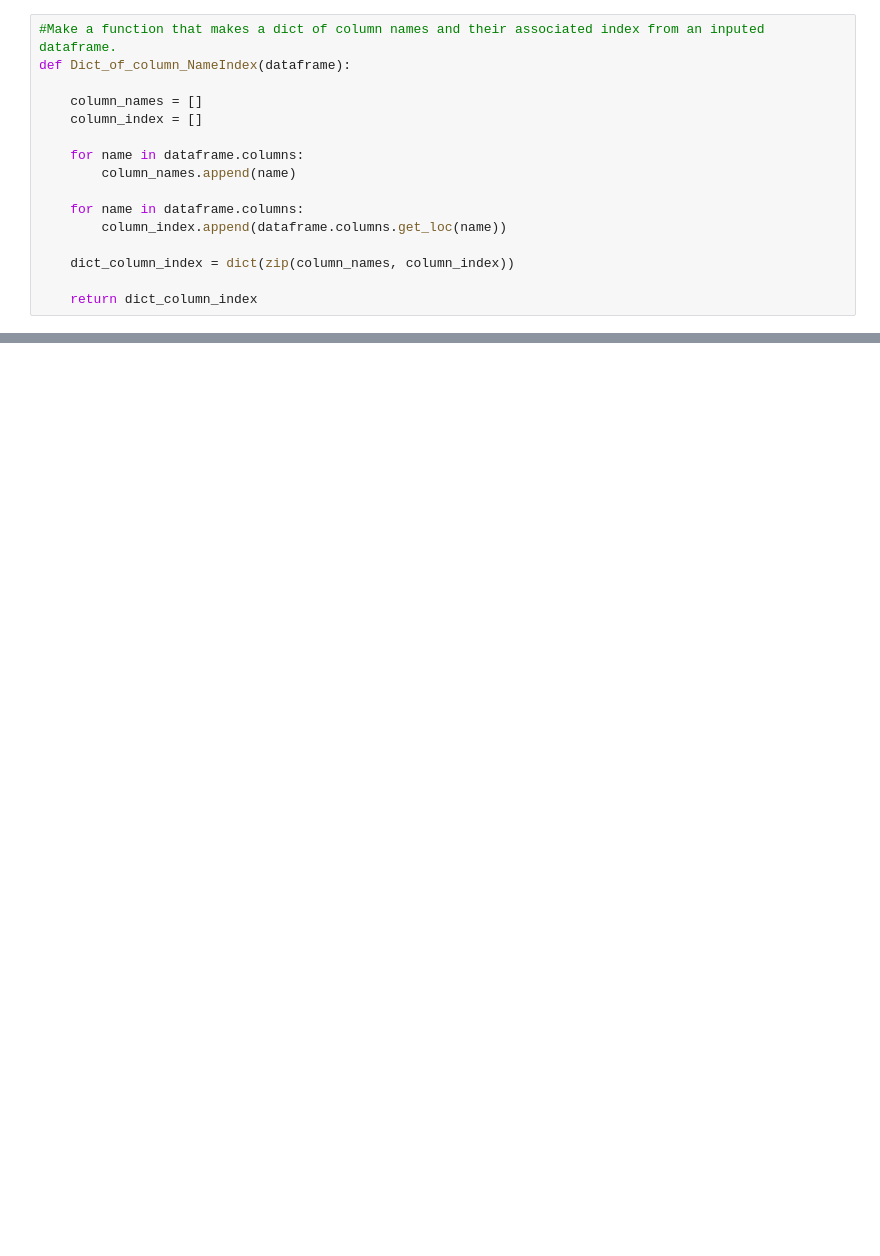
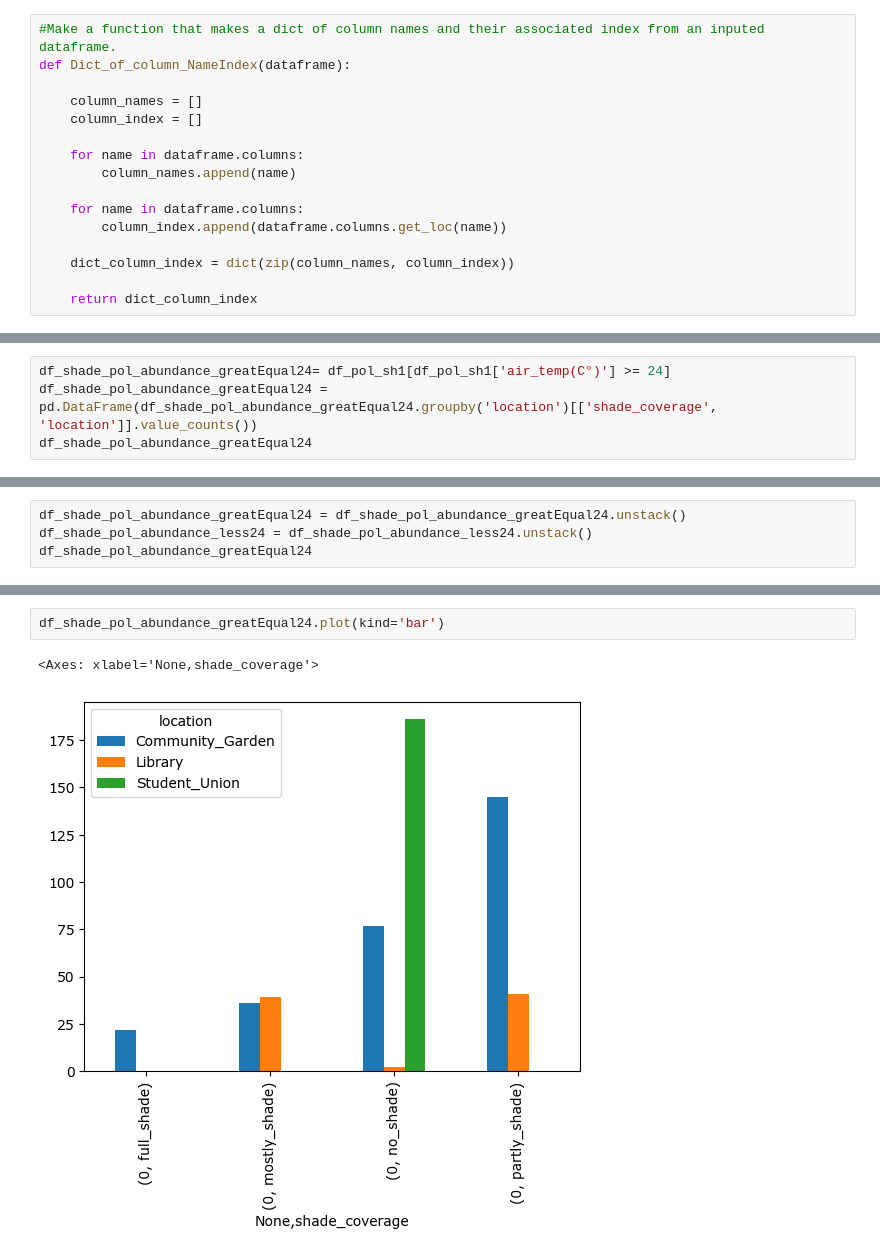
Before and after one commit to lizard777/CPSC_3430_project, a Jupyter notebook: Group_Project.ipynb, the cells around one changed output, grey strips where cells are left out. Drawn from its saved outputs; the diff is of its cells as text; blank space fills up the shorter version.

```diff
--- a/Group_Project.ipynb
+++ b/Group_Project.ipynb
@@ -169,0 +199,4 @@ Text(0.5, 0, 'Week')
+# %%
+df_shade_pol_abundance_greatEqual24= df_pol_sh1[df_pol_sh1['air_temp(C°)'] >= 24]
+df_shade_pol_abundance_greatEqual24 = pd.DataFrame(df_shade_pol_abundance_greatEqual24.groupby('location')[['shade_coverage', 'location']].value_counts())
+df_shade_pol_abundance_greatEqual24
@@ -169,0 +214,4 @@ Text(0.5, 0, 'Week')
+# %%
+df_shade_pol_abundance_greatEqual24 = df_shade_pol_abundance_greatEqual24.unstack()
+df_shade_pol_abundance_less24 = df_shade_pol_abundance_less24.unstack()
+df_shade_pol_abundance_greatEqual24
@@ -169,0 +225,5 @@ Text(0.5, 0, 'Week')
+# %%
+df_shade_pol_abundance_greatEqual24.plot(kind='bar')
+# %% [output]
+<Axes: xlabel='None,shade_coverage'>
+[figure, added]
```
Also changed, not shown: parts of 26 cells of this notebook.
